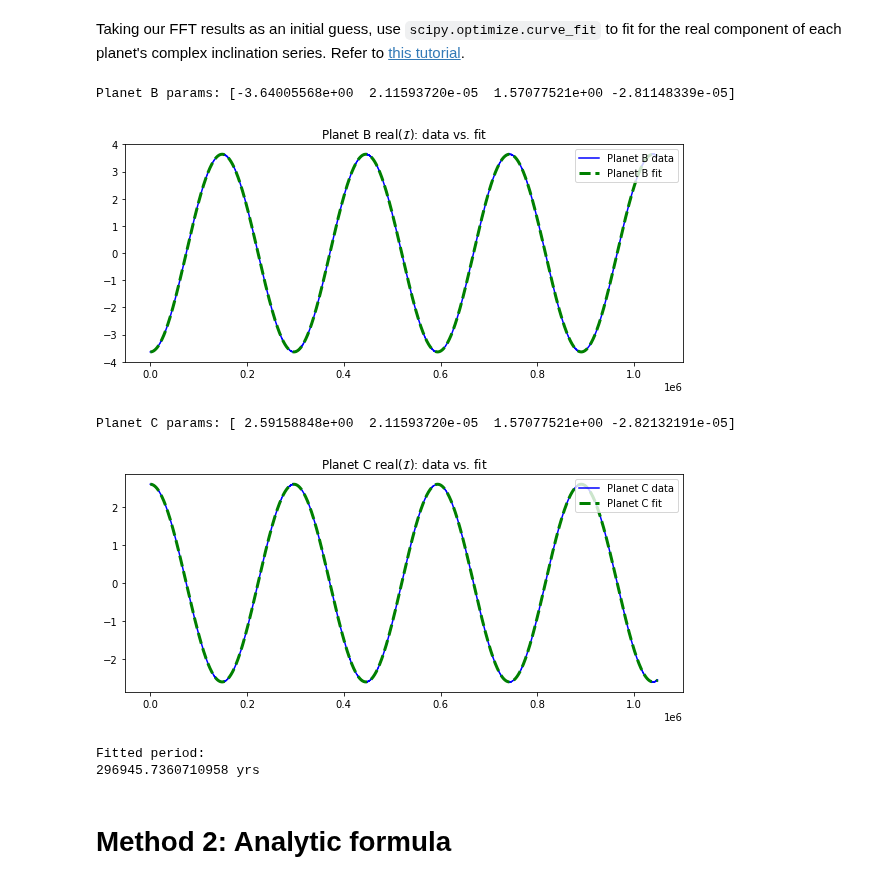
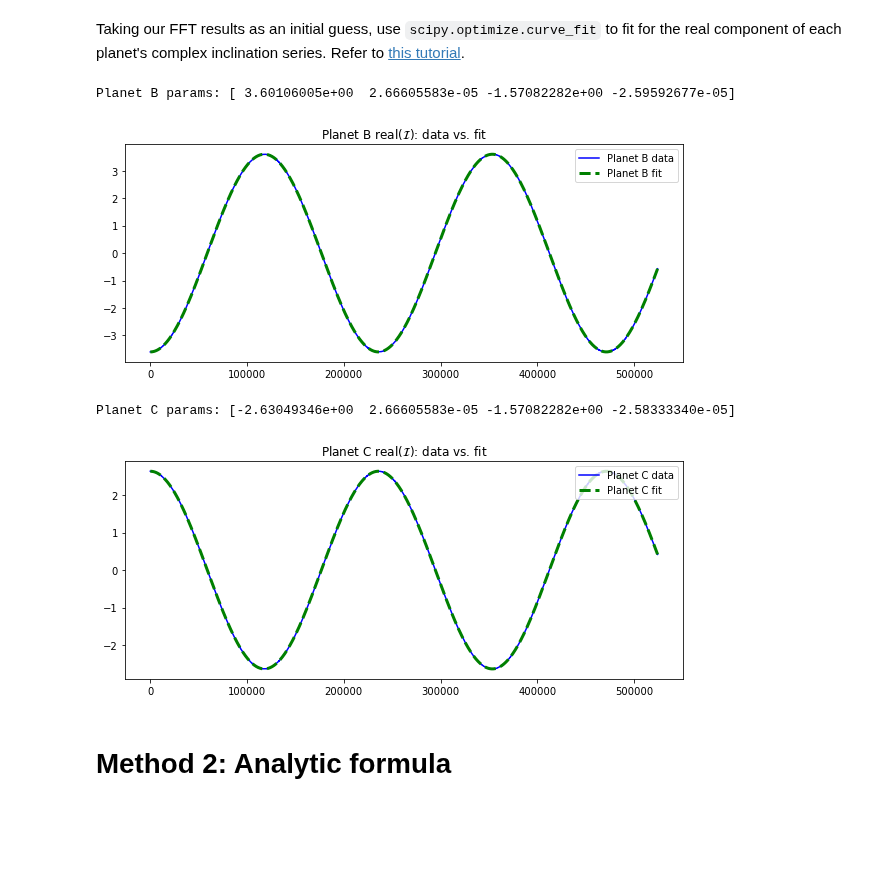
Before and after one commit to Jupiter1994/inc-dynamics, a Jupyter notebook: two_planet/two_planet.ipynb, the cells around one changed output. Saved outputs shown, nothing was run; the diff lists cells and outputs as text; code cells hidden in the pictures; blank space fills up the shorter version.

Commit message:
alpha=1/1.9, 2-p

```diff
--- a/two_planet/two_planet.ipynb
+++ b/two_planet/two_planet.ipynb
@@ -50,7 +50,7 @@ M_e = 3.00273e-6 # Earth mass in Msun
 star_mass = 1.0
 
 # set semimajor axis ratio of adjacent planets
-alpha = 1 / 2.
+alpha = 1 / 1.9
 
 # Each planet has 4 provided params: mass (m) in Earth masses, semimajor axis (a),
 # inclination (inc), and Omega. The three omitted orbital params (e, f, omega)
@@ -98,7 +98,7 @@ Planet C's inc (L_tot frame) = 0.045229905
 Per Appendix 1 in Su & Lai (2022), we track complex inclination $\mathcal{I}_j \equiv I_j \text{exp}(i \Omega_j)$.
 # %%
 tstep = 1
-tmax = 2**20 # end time of integration (yr)
+tmax = 2**19 # end time of integration (yr)
 num_steps = int(tmax / tstep)
 N = num_steps
 N_div_100 = int(N / 100)
@@ -193,7 +215,7 @@ with lzma.open(file_path, 'wb') as f:
 ## Load in sim data
 # %%
 # load in data, if necessary
-load_data = True
+load_data = False
 if load_data:
     tstep = int(1)
     tmax = 2**20
@@ -399,45 +419,42 @@ def test_func(x, a, b, c, d):
 
 # Use curve_fit to infer the parameters of Planet B's complex inclination
 # series (real component).
-guess_b = [b_fft[max_freq], (2*np.pi/N) * max_freq, 0, 0]
+guess_b = [b_amp, 2*np.pi*b_freq, -np.pi/2, 0]
 params, params_covariance = optimize.curve_fit(test_func, times, b_series,
                                                p0=guess_b)
 print(f'Planet B params: {params}')
 a, b, c, d = params
 
 plt.figure(figsize=(10,4))
 plt.plot(times, b_series, color='b', label='Planet B data')
 plt.plot(times, test_func(times, a, b, c, d), 'g--', lw='3', label='Planet B fit')
 
 plt.title('Planet B real($\mathcal{I}$): data vs. fit')
 plt.legend(loc='upper right')
 plt.show()
 
 # Same as above with Planet C.
-guess_c = [c_fft[max_freq], (2*np.pi/N) * max_freq, 0, 0]
+guess_c = [c_amp, 2*np.pi*c_freq, 0, 0]
 params, params_covariance = optimize.curve_fit(test_func, times, c_series,
                                                p0=guess_c)
 print(f'Planet C params: {params}')
 a, b, c, d = params
 
 plt.figure(figsize=(10,4))
 plt.plot(times, c_series, color='b', label='Planet C data')
 plt.plot(times, test_func(times, a, b, c, d), 'g--', lw='3', label='Planet C fit')
 
 plt.title('Planet C real($\mathcal{I}$): data vs. fit')
 plt.legend(loc='upper right')
 plt.show()
 # %% [output]
-Planet B params: [-3.64005568e+00  2.11593720e-05  1.57077521e+00 -2.81148339e-05]
+Planet B params: [ 3.60106005e+00  2.66605583e-05 -1.57082282e+00 -2.59592677e-05]
-[figure, old version]
+[figure, new version]
-Planet C params: [ 2.59158848e+00  2.11593720e-05  1.57077521e+00 -2.82132191e-05]
+Planet C params: [-2.63049346e+00  2.66605583e-05 -1.57082282e+00 -2.58333340e-05]
-[figure, old version]
+[figure, new version]
 # %%
 print('Fitted period:')
 print(f'{2*np.pi / b} yrs')
-# %% [output]
-Fitted period:
-296945.7360710958 yrs
 # %% [markdown]
 # Method 2: Analytic formula
 # %% [markdown]
```
Also changed, not shown: parts of 11 cells of this notebook, 2 other files.
